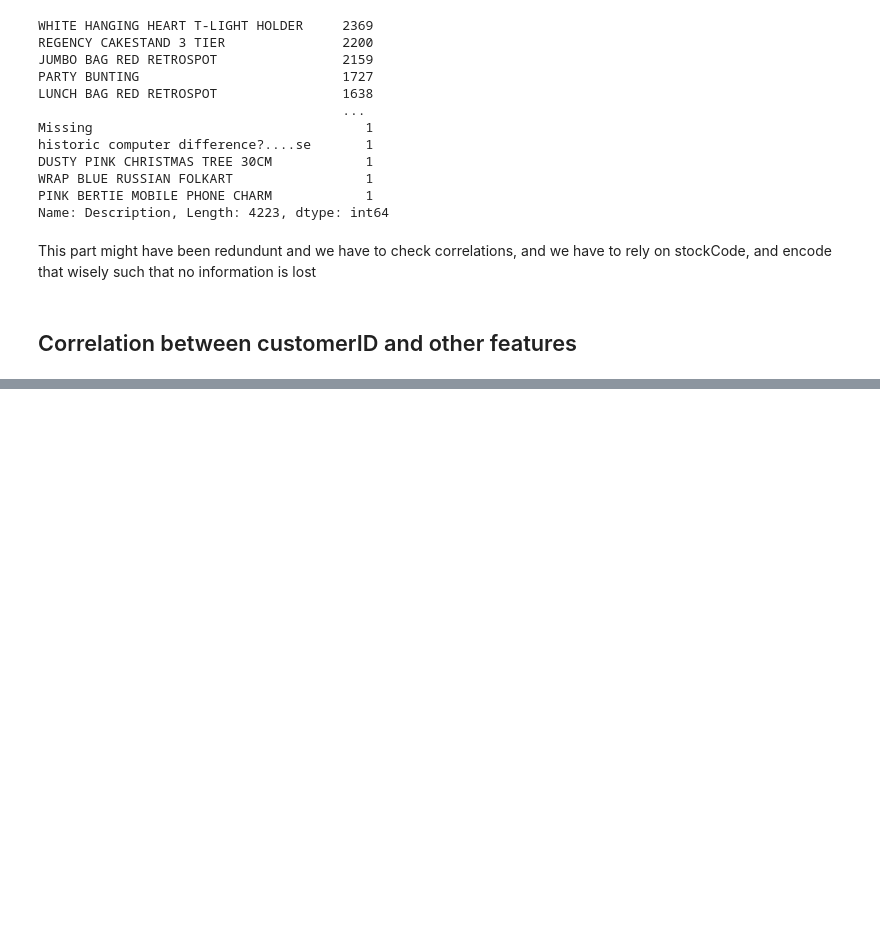
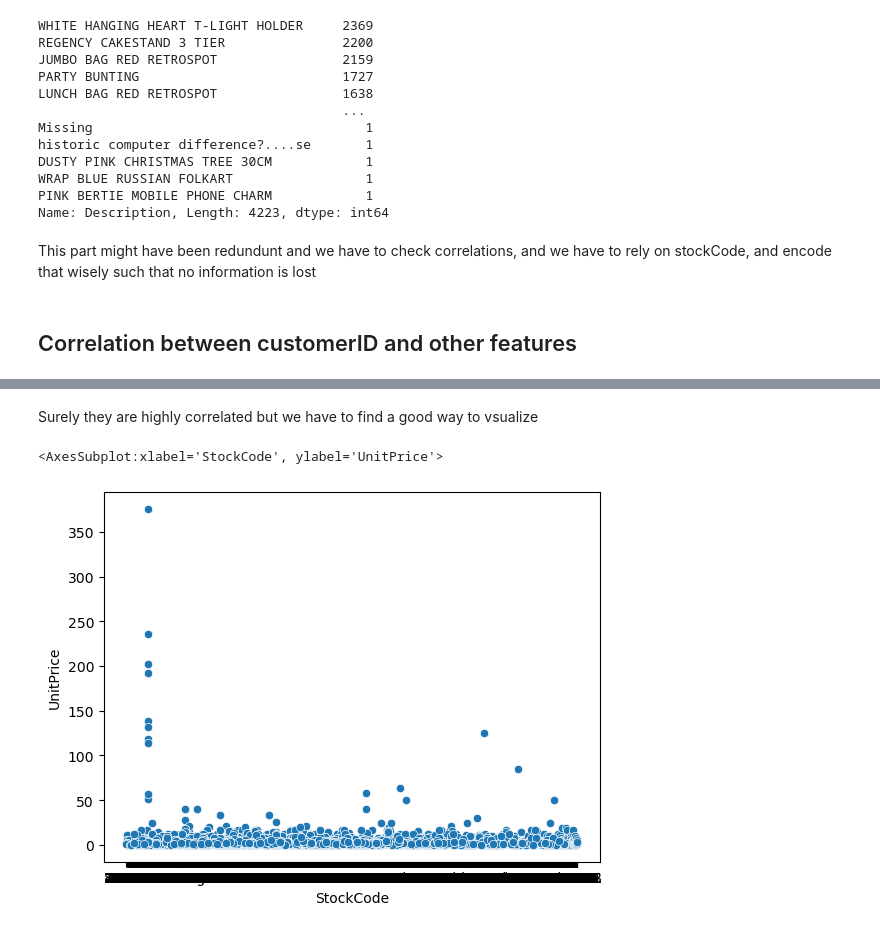
Before and after one commit to soumenhalder/ML, a Jupyter notebook: clustering/retail.ipynb, the cells around one changed output, grey strips where cells are left out. Drawn from its saved outputs; the diff is of its cells as text; code cells hidden in the pictures; blank space fills up the shorter version.

```diff
--- a/clustering/retail.ipynb
+++ b/clustering/retail.ipynb
@@ -191,0 +198,7 @@ This part might have been redundunt and we have to check correlations, and we ha
+# %% [markdown]
+Surely they are highly correlated but we have to find a good way to vsualize
+# %%
+sns.scatterplot(data=df.sample(frac=0.01), x='StockCode', y='UnitPrice', )
+# %% [output]
+<AxesSubplot:xlabel='StockCode', ylabel='UnitPrice'>
+[figure, added]
```
Also changed, not shown: parts of 19 cells of this notebook.
